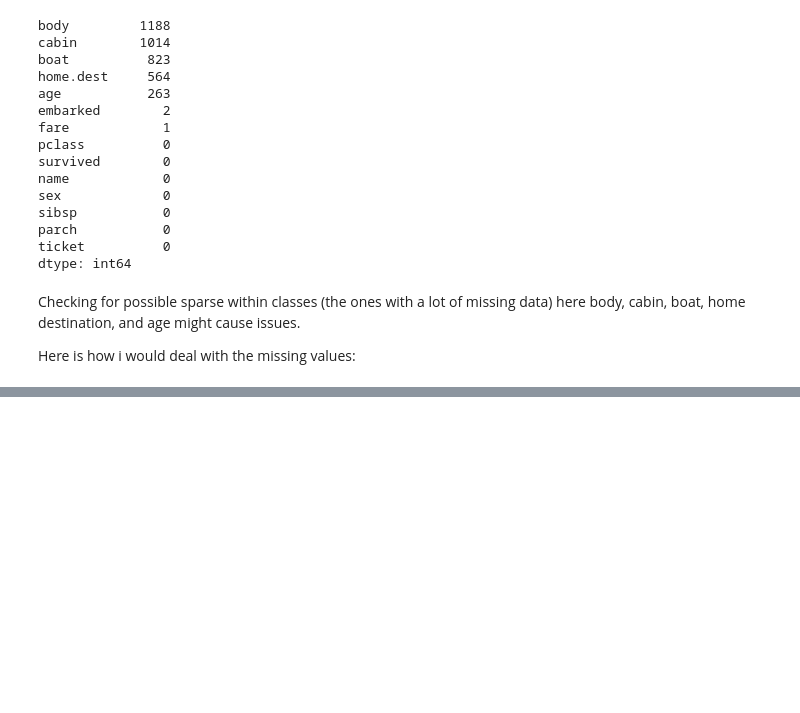
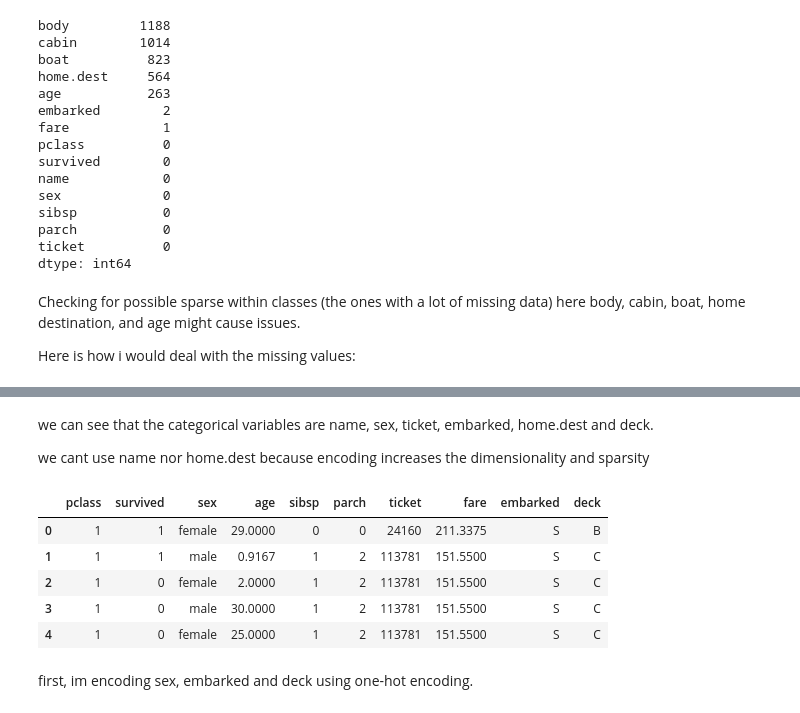
Before and after one commit to leaabj/ML-fundamentals-2025, a Jupyter notebook: assignment_1_lea_aboujaoude[_aboujaoude].ipynb, the cells around one changed output, grey strips where cells are left out. Saved outputs shown, nothing was run; the diff lists cells and outputs as text; code cells hidden in the pictures; blank space fills up the shorter version.

```diff
--- a/assignment_1_lea_aboujaoude[_aboujaoude].ipynb
+++ b/assignment_1_lea_aboujaoude[_aboujaoude].ipynb
@@ -123,0 +188,17 @@ my next step was to drop the body and boat columns because they cause data leaka
+# %% [markdown]
+we can see that the categorical variables are name, sex, ticket, embarked, home.dest and deck.
+
+we cant use name nor home.dest because encoding increases the dimensionality and sparsity
+# %%
+df.drop(columns = ['name', 'home.dest'], inplace = True)
+
+df.head()
+# %% [output]
+|  | pclass | survived | sex | age | sibsp | parch | ticket | fare | embarked | deck |
+| 0 | 1 | 1 | female | 29.0000 | 0 | 0 | 24160 | 211.3375 | S | B |
+| 1 | 1 | 1 | male | 0.9167 | 1 | 2 | 113781 | 151.5500 | S | C |
+| 2 | 1 | 0 | female | 2.0000 | 1 | 2 | 113781 | 151.5500 | S | C |
+| 3 | 1 | 0 | male | 30.0000 | 1 | 2 | 113781 | 151.5500 | S | C |
+| 4 | 1 | 0 | female | 25.0000 | 1 | 2 | 113781 | 151.5500 | S | C |
+# %% [markdown]
+first, im encoding sex, embarked and deck using one-hot encoding.
```
Also changed, not shown: parts of 17 cells of this notebook.
